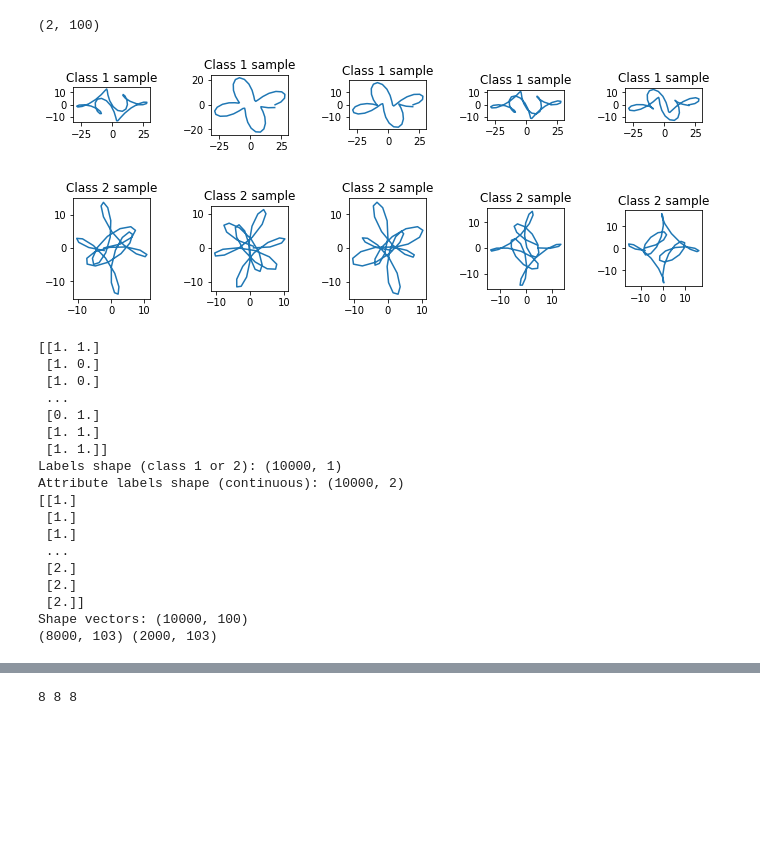
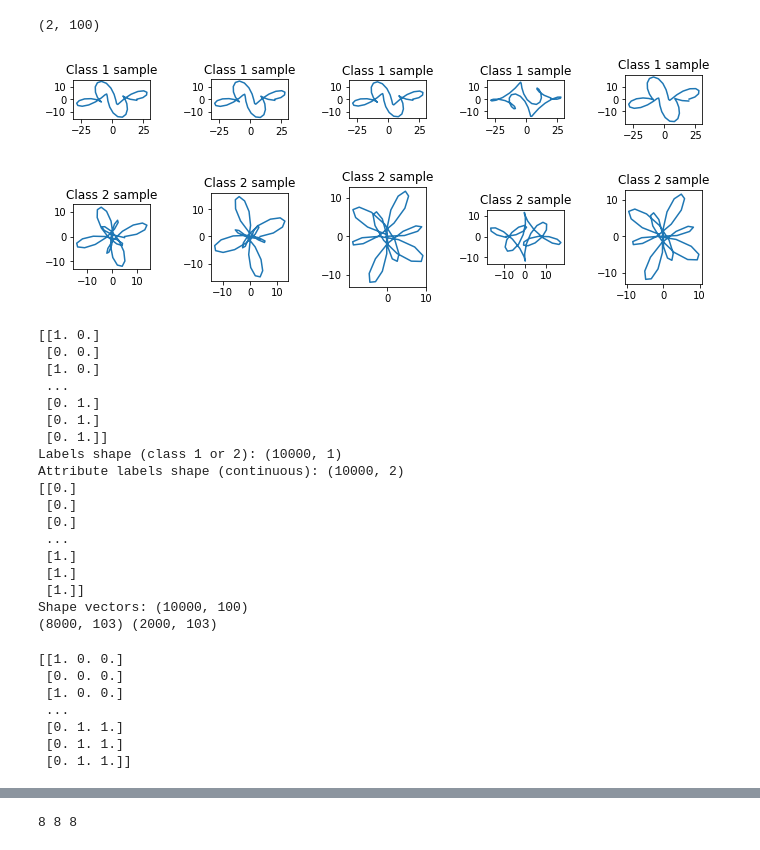
Before and after one commit to rpmihail/thyroid, a Jupyter notebook: code/Synthetic_Data_Generator.ipynb, the cells around one changed output, grey strips where cells are left out. Drawn from its saved outputs; the diff is of its cells as text; code cells hidden in the pictures; blank space fills up the shorter version.

Commit message:
fixed the attribute label issue in Synthetic_Data_Generatotr

```diff
--- a/code/Synthetic_Data_Generator.ipynb
+++ b/code/Synthetic_Data_Generator.ipynb
@@ -37,6 +37,7 @@ average = np.reshape(np.array([x, y]), (vec_length, 1))
 
 attribute1 = np.zeros((vec_length, 1)) # horizontal stretch
 attribute1[:int(vec_length/2)] = np.reshape(np.cos(thetas), (-1, 1))
+
 attribute2 = np.zeros((vec_length, 1)) # vertical stretch
 attribute2[int(vec_length/2):] = np.reshape(np.sin(thetas), (-1, 1))
 
@@ -55,7 +56,11 @@ print(np.shape(attributes))
 # generate 5 class 1 examples
 number_of_samples = 5
 attribute_sampler = np.random.randn(number_of_samples, 2) * 5
-attribute_sampler[:, 0] = 20 ## this attribute (horizontal stretch is exxagerated to make the sample class 1)
+
+attribute_sampler[:, 0] = 20
+
+
+## this attribute (horizontal stretch is exxagerated to make the sample class 1)
 shapes = np.matmul(attribute_sampler, attributes).T + np.tile(average, (number_of_samples, ))
 
 attribute_sampler
@@ -78,7 +83,6 @@ plt.show()
 number_of_samples = 5
 attribute_sampler = np.random.randn(number_of_samples, 2) * 5  # all attributes are normally distributed with
                                                                # zero mean and s.t.d. 5
-
 shapes = np.matmul(attribute_sampler, attributes).T + np.tile(average, (number_of_samples, ))
 
 attribute_sampler
@@ -100,62 +104,83 @@ plt.show()
 ### you can use this as input to an MLP
 
 number_of_samples = 10000 # half of them will be class 1, half will be class 2
-labels = np.ones((number_of_samples, 1))
-labels[int(number_of_samples/2):, :] = 2
+
+labels = np.zeros((number_of_samples, 1))
+labels[int(number_of_samples/2):, :] = 1
 
 # generate
 attribute_sampler = np.random.randn(int(number_of_samples/2), 2) * 5
 attribute_sampler[:, 0] = 20 ## this attribute (horizontal stretch is exxagerated to make the sample class 1)
+
 atttribute_sampler_1 = attribute_sampler
-attribute_labels = np.array(attribute_sampler)
 X1 = (np.matmul(attribute_sampler, attributes).T + np.tile(average, (int(number_of_samples/2), ))).T
+
 attribute_sampler = np.random.randn(int(number_of_samples/2), 2) * 5
 X2 = (np.matmul(attribute_sampler, attributes).T + np.tile(average, (int(number_of_samples/2), ))).T
-attribute_labels = np.concatenate((attribute_labels, attribute_sampler), axis=0)
-attribute_labels[attribute_labels <= 0] = 0
-attribute_labels[attribute_labels > 0] = 1
+
+
+
+#attribute_labels_class1 = np.concatenate((np.zeros((int(number_of_samples/2), 1)), np.zeros((int(number_of_samples/2), 1))), axis=0) # should be random
+attribute_labels_class1 = np.round(np.random.rand(number_of_samples, 1)) # should be random
+attribute_labels_class2 = np.concatenate((np.zeros((int(number_of_samples/2), 1)), np.ones((int(number_of_samples/2), 1))), axis=0)
+
+
+attribute_labels = np.concatenate((attribute_labels_class1, attribute_labels_class2), axis=1)
+
 print(attribute_labels)
+
 X = np.concatenate((X1, X2), axis=0)
 
 
 
 
 print("Labels shape (class 1 or 2): " + str(np.shape(labels)))
 print("Attribute labels shape (continuous): " + str(np.shape(attribute_labels)))
 print(labels)
 print("Shape vectors: " + str(np.shape(X)))
 
-labels = labels - 1
+
+
 synthetic_data = np.concatenate((X, labels, attribute_labels), axis=1)
 #print(synthetic_data)
 np.random.shuffle(synthetic_data)
 #print(synthetic_data)
 train_size = int(np.shape(synthetic_data)[0] * 0.8)
 train_data = synthetic_data[:train_size, :]
 test_data = synthetic_data[train_size:, :]
 print(np.shape(train_data), np.shape(test_data))
 # %% [output]
 (2, 100)
-[figure, old version]
+[figure, new version]
-[figure, old version]
+[figure, new version]
-[[1. 1.]
- [1. 0.]
+[[1. 0.]
+ [0. 0.]
  [1. 0.]
  ...
  [0. 1.]
- [1. 1.]
- [1. 1.]]
+ [0. 1.]
+ [0. 1.]]
 Labels shape (class 1 or 2): (10000, 1)
 Attribute labels shape (continuous): (10000, 2)
-[[1.]
+[[0.]
+ [0.]
+ [0.]
+ ...
  [1.]
  [1.]
- ...
- [2.]
- [2.]
- [2.]]
+ [1.]]
 Shape vectors: (10000, 100)
 (8000, 103) (2000, 103)
+# %%
+print(np.concatenate((attribute_labels, labels), axis=1))
+# %% [output]
+[[1. 0. 0.]
+ [0. 0. 0.]
+ [1. 0. 0.]
+ ...
+ [0. 1. 1.]
+ [0. 1. 1.]
+ [0. 1. 1.]]
 # %%
 attribute_sampler
 # %% [output]
```
Also changed, not shown: parts of 6 cells of this notebook.
